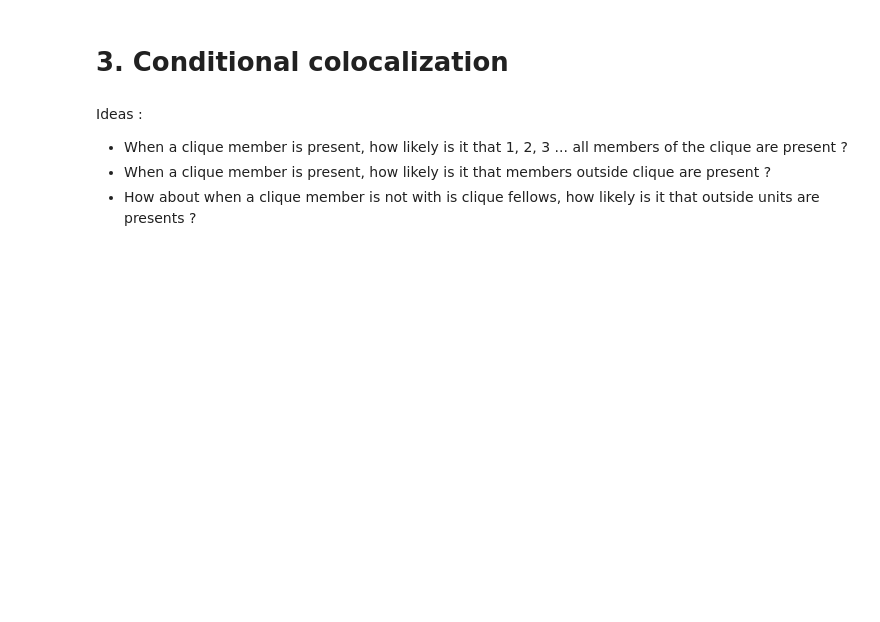
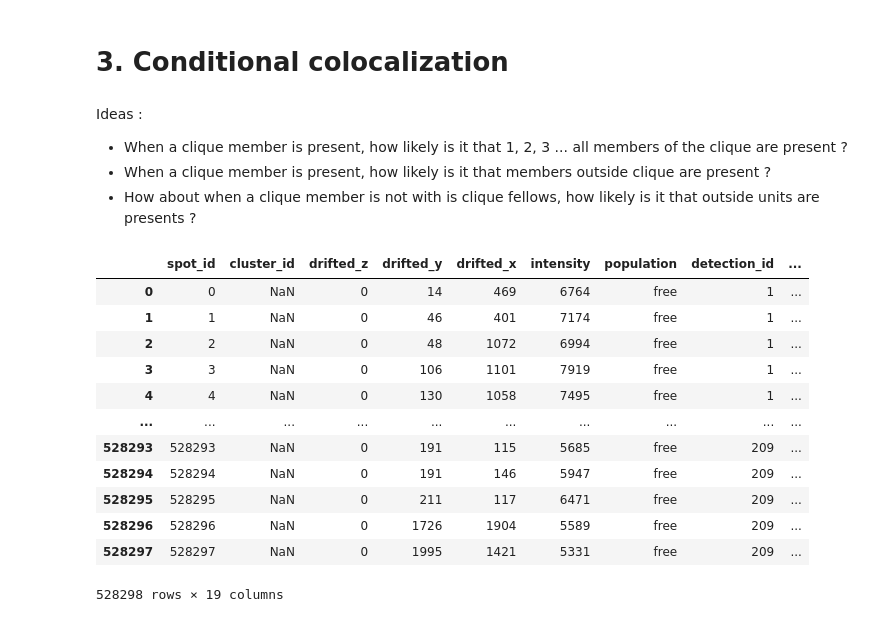
Before and after one commit to 2Echoes/Sequential_Fish, a Jupyter notebook: analysis/testing_notebooks/graphs.ipynb, the cells around one changed output. Cells and saved outputs as stored; diff of their text form; code cells hidden in the pictures; blank space fills up the shorter version.

```diff
--- a/analysis/testing_notebooks/graphs.ipynb
+++ b/analysis/testing_notebooks/graphs.ipynb
@@ -622,3 +624,26 @@ Ideas :
 * When a clique member is present, how likely is it that 1, 2, 3 ... all members of the clique are present ?
 * When a clique member is present, how likely is it that members outside clique are present ?
 * How about when a clique member is not with is clique fellows, how likely is it that outside units are presents ?
+# %%
+all_Spots = pd.read_feather(RUN_PATH + "/result_tables/Spots.feather")
+Cell = pd.read_feather(RUN_PATH + "/result_tables/Cell.feather")
+all_Spots = pd.merge(
+    all_Spots,
+    detection.loc[:,['detection_id', 'RNA']],
+    on='detection_id'
+)
+all_Spots
+# %% [output]
+|  | spot_id | cluster_id | drifted_z | drifted_y | drifted_x | intensity | population | detection_id | ... |
+| 0 | 0 | NaN | 0 | 14 | 469 | 6764 | free | 1 | ... |
+| 1 | 1 | NaN | 0 | 46 | 401 | 7174 | free | 1 | ... |
+| 2 | 2 | NaN | 0 | 48 | 1072 | 6994 | free | 1 | ... |
+| 3 | 3 | NaN | 0 | 106 | 1101 | 7919 | free | 1 | ... |
+| 4 | 4 | NaN | 0 | 130 | 1058 | 7495 | free | 1 | ... |
+| ... | ... | ... | ... | ... | ... | ... | ... | ... | ... |
+| 528293 | 528293 | NaN | 0 | 191 | 115 | 5685 | free | 209 | ... |
+| 528294 | 528294 | NaN | 0 | 191 | 146 | 5947 | free | 209 | ... |
+| 528295 | 528295 | NaN | 0 | 211 | 117 | 6471 | free | 209 | ... |
+| 528296 | 528296 | NaN | 0 | 1726 | 1904 | 5589 | free | 209 | ... |
+| 528297 | 528297 | NaN | 0 | 1995 | 1421 | 5331 | free | 209 | ... |
+528298 rows × 19 columns
```
Also changed, not shown: parts of 13 cells of this notebook, 2 other files.
